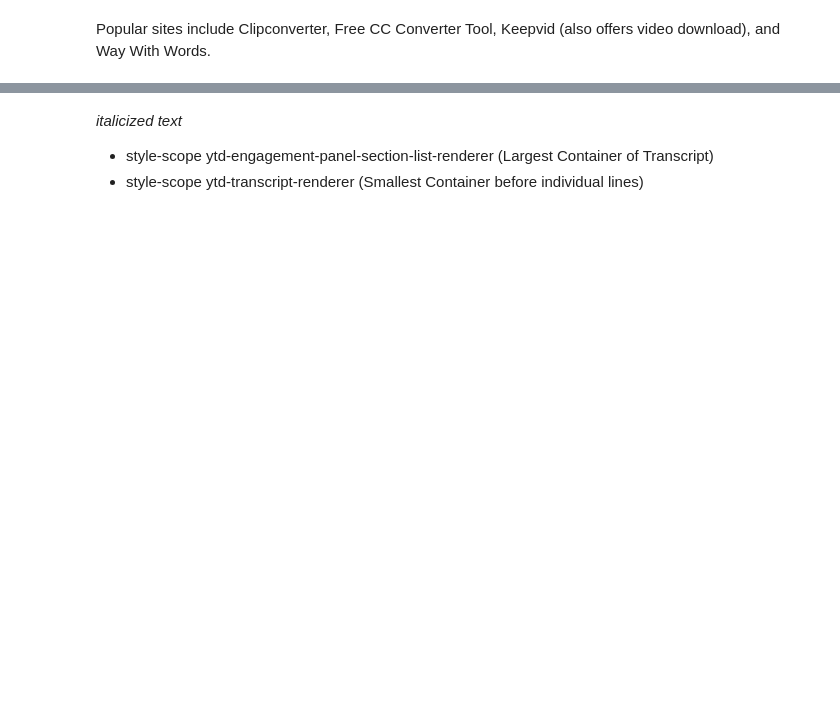
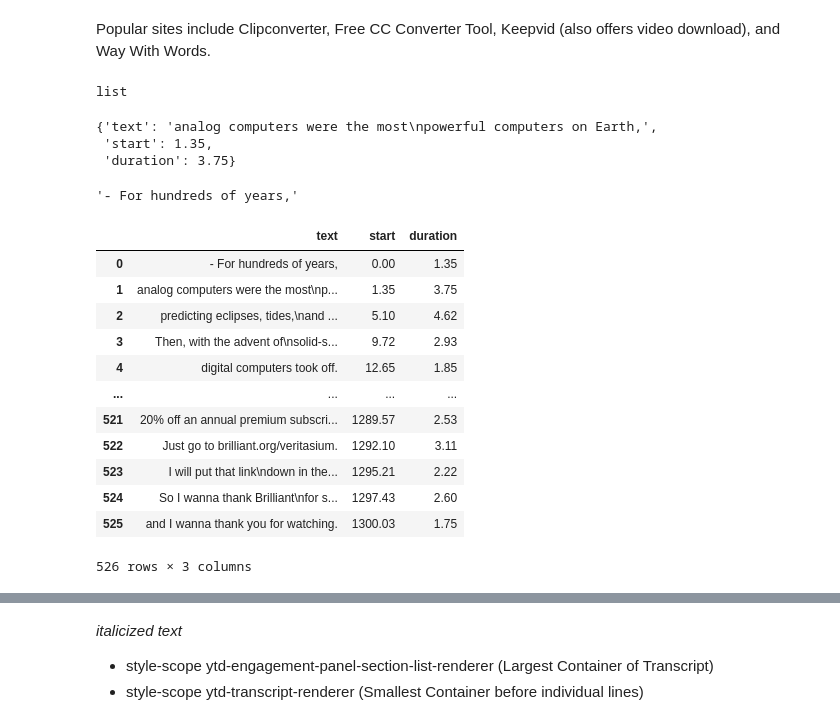
Before and after one commit to fortesfr/ToastMaster_Apps, a Jupyter notebook: TM_Neurotic.ipynb, the cells around one changed output, grey strips where cells are left out. Drawn from its saved outputs; the diff is of its cells as text; code cells hidden in the pictures; blank space fills up the shorter version.

Commit message:
added text file!

```diff
--- a/TM_Neurotic.ipynb
+++ b/TM_Neurotic.ipynb
@@ -39,0 +26,5 @@ json_formatted
+# %%
+#Import json library to make usable
+import json
+text_raw = json.loads(json_formatted)
+text_raw
@@ -40,2 +49,34 @@ json_formatted
 # %% [markdown]
 Popular sites include Clipconverter, Free CC Converter Tool, Keepvid (also offers video download), and Way With Words.
+# %%
+type(text_raw)
+# %% [output]
+list
+# %%
+text_raw[1]
+# %% [output]
+{'text': 'analog computers were the most\npowerful computers on Earth,',
+ 'start': 1.35,
+ 'duration': 3.75}
+# %%
+text_raw[0]['text']
+# %% [output]
+'- For hundreds of years,'
+# %%
+import pandas as pd
+text_df = pd.DataFrame(text_raw)
+text_df
+# %% [output]
+|  | text | start | duration |
+| 0 | - For hundreds of years, | 0.00 | 1.35 |
+| 1 | analog computers were the most\np... | 1.35 | 3.75 |
+| 2 | predicting eclipses, tides,\nand ... | 5.10 | 4.62 |
+| 3 | Then, with the advent of\nsolid-s... | 9.72 | 2.93 |
+| 4 | digital computers took off. | 12.65 | 1.85 |
+| ... | ... | ... | ... |
+| 521 | 20% off an annual premium subscri... | 1289.57 | 2.53 |
+| 522 | Just go to brilliant.org/veritasium. | 1292.10 | 3.11 |
+| 523 | I will put that link\ndown in the... | 1295.21 | 2.22 |
+| 524 | So I wanna thank Brilliant\nfor s... | 1297.43 | 2.60 |
+| 525 | and I wanna thank you for watching. | 1300.03 | 1.75 |
+526 rows × 3 columns
```
Also changed, not shown: parts of 7 cells of this notebook, 2 other files.
